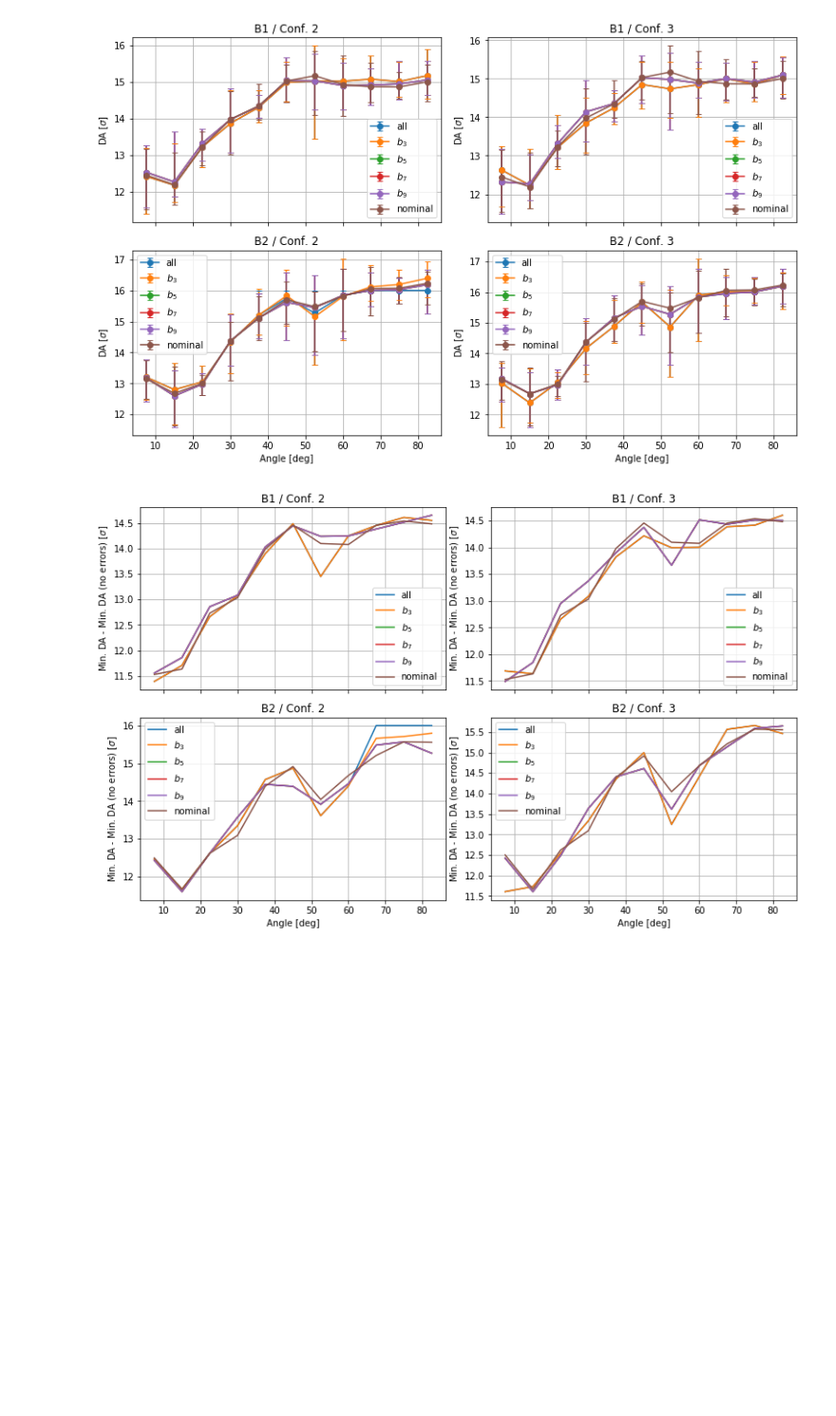
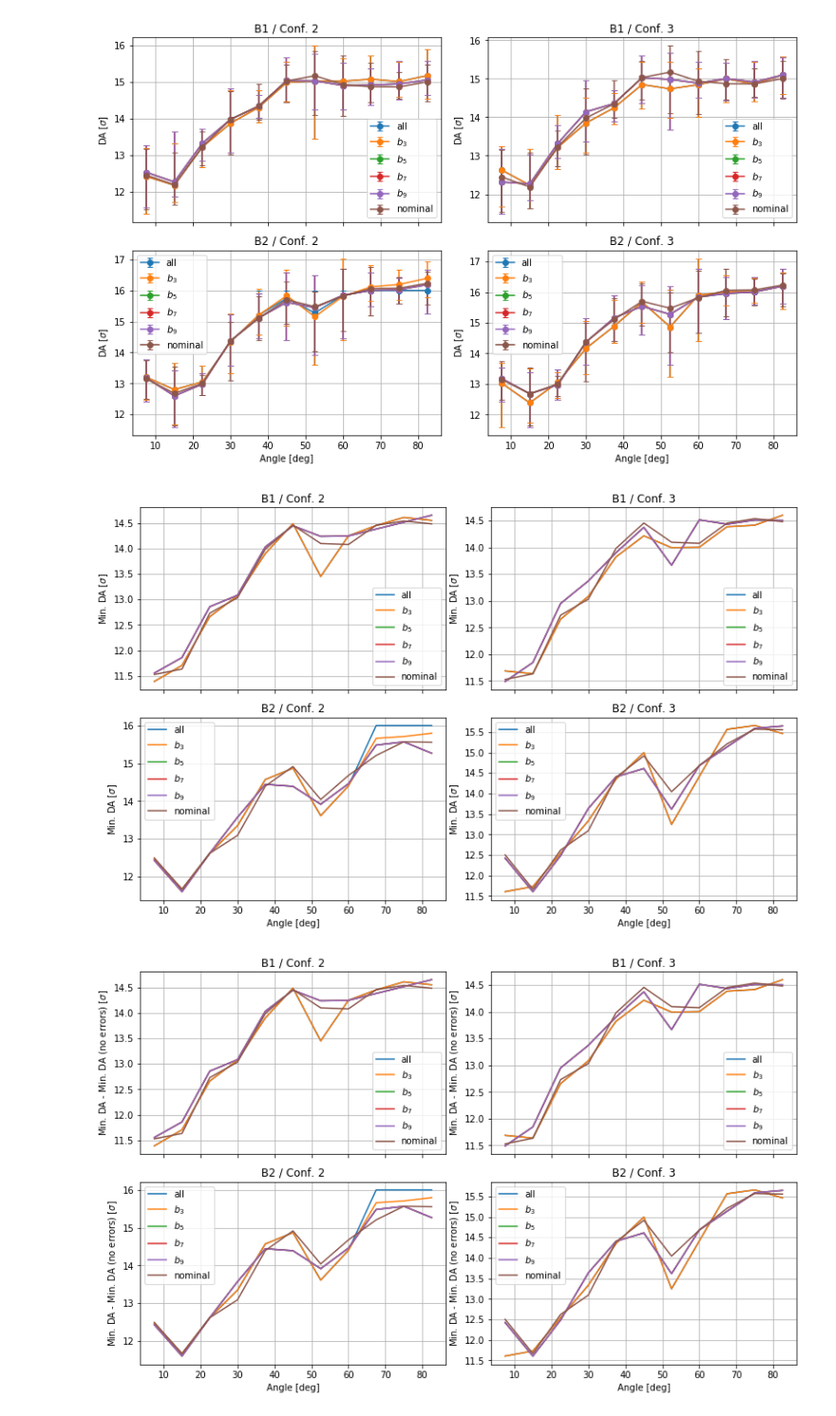
Before and after one commit to mtitze/HL-LHC, a Jupyter notebook: analyses/analysis_da_hllhc.ipynb, the cells around one changed output. Shown at 95% size. Drawn from its saved outputs; the diff is of its cells as text; code cells hidden in the pictures; blank space fills up the shorter version.

```diff
--- a/analyses/analysis_da_hllhc.ipynb
+++ b/analyses/analysis_da_hllhc.ipynb
@@ -330,6 +330,73 @@ plt.show()
 newdata = {}
 for _key in data.keys():
     newdata[_key] = get_min_da_evolution(_key)
+# %%
+fig, ((ax1,ax2), (ax3,ax4)) = plt.subplots(2, 2, sharex=True,figsize=[13,8])
+
+for _key in data.keys():
+    if 'MBH10_0' in _key and 'B_1' in _key:
+        ax = [ax1]
+        label = _key.split('_')[-1]
+        if label=='0':
+            label = 'all'
+        else:
+            label = r'$b_{0}$'.format(label)
+    elif 'MBH10_1' in _key and 'B_1' in _key:
+        ax = [ax2]
+        label = _key.split('_')[-1]
+        if label=='0':
+            label = 'all'
+        else:
+            label = r'$b_{0}$'.format(label)
+    elif 'MBH10_0' in _key and 'B_4' in _key:
+        ax = [ax3]
+        label = _key.split('_')[-1]
+        if label=='0':
+            label = 'all'
+        else:
+            label = r'$b_{0}$'.format(label)
+    elif 'MBH10_1' in _key and 'B_4' in _key:
+        ax = [ax4]
+        label = _key.split('_')[-1]
+        if label=='0':
+            label = 'all'
+        else:
+            label = r'$b_{0}$'.format(label)
+    elif 'inj_B_1' in _key:                          # plot the reference for both cases [MBH10_0 and MBH10_1]
+        ax = [ax1, ax2]
+        label = 'nominal'
+    elif 'inj_B_4' in _key:
+        ax = [ax3, ax4]
+        label = 'nominal'
+
+    for a in ax:
+        newdata = get_min_da_evolution(_key)
+        a.plot(newdata['angle'], newdata['minda'],label=label)
+
+
+
+
+ax1.set_title('B1 / Conf. 2')
+ax2.set_title('B1 / Conf. 3')
+ax3.set_title('B2 / Conf. 2')
+ax4.set_title('B2 / Conf. 3')
+ax1.set_xlabel('')
+ax2.set_xlabel('')
+
+for ax in fig.get_axes():
+    ax.set_xlabel('Angle [deg]')
+    ax.set_ylabel(r'Min. DA [$\sigma$]')
+    ax.grid()
+    ax.legend()
+# plt.subplots_adjust(wspace=0.15, hspace=0.15)
+ax1.set_xlabel('')
+ax2.set_xlabel('')
+
+plt.subplots_adjust(wspace=0.15, hspace=0.15)
+plt.savefig('output/HLLHC_minDA_MBH_ramp.pdf',bbox_inches='tight')
+plt.show()
+# %% [output]
+[figure, added]
 # %%
 fig, ((ax1,ax2), (ax3,ax4)) = plt.subplots(2, 2, sharex=True,figsize=[13,8])
 
```
Also changed, not shown: parts of 25 cells of this notebook.
